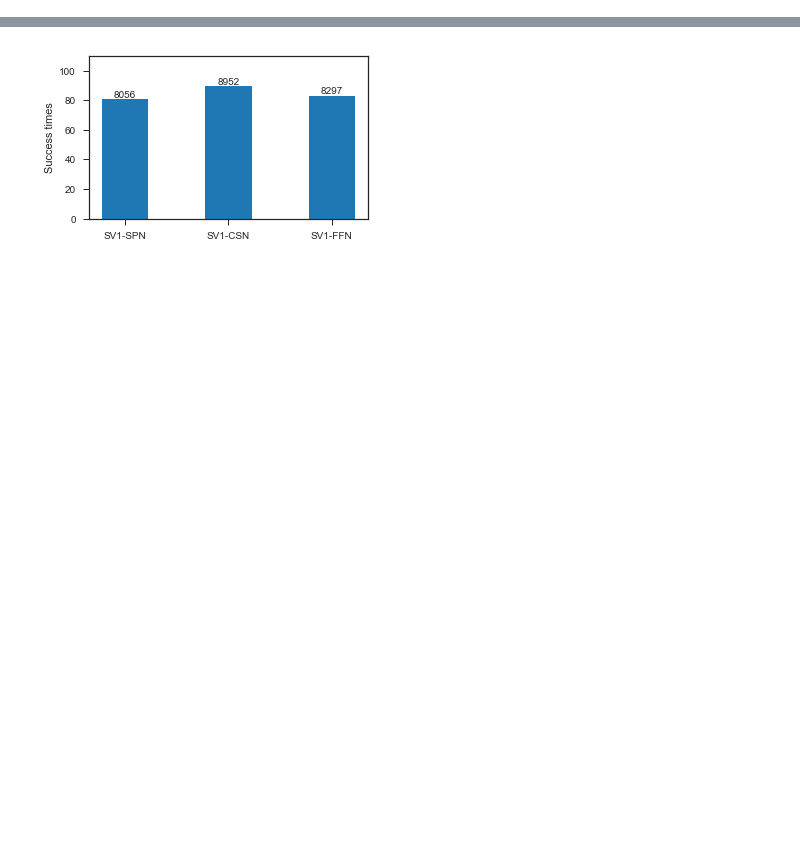
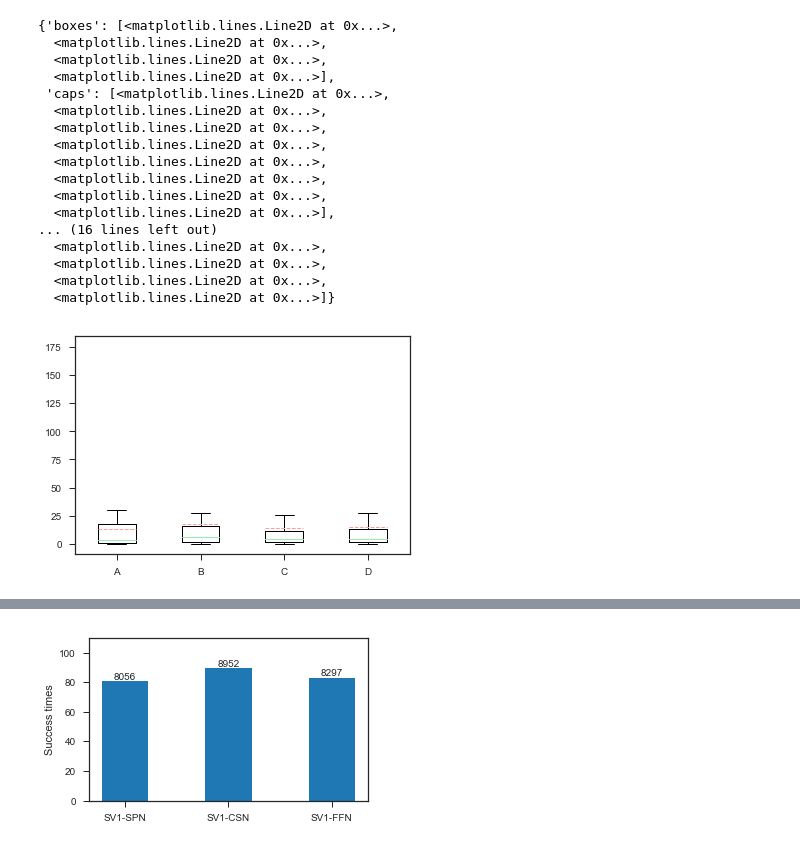
Before and after one commit to dawnohdawn/multi-object-JSSP-with-lot-spliting, a Jupyter notebook: 画优化结果分布图.ipynb, the cells around one changed output, grey strips where cells are left out. Drawn from its saved outputs; the diff is of its cells as text; code cells hidden in the pictures; blank space fills up the shorter version.

```diff
--- a/画优化结果分布图.ipynb
+++ b/画优化结果分布图.ipynb
@@ -74,0 +49,9 @@ Text(0.5,1,'bars with legend')
+# %%
+import numpy as np
+import matplotlib.pyplot as plt
+
+# fake data
+np.random.seed(19680801)
+data = np.random.lognormal(size=(37, 4), mean=1.5, sigma=1.75)
+labels = list('ABCD')
+fs = 10  # fontsize
@@ -74,0 +78,22 @@ Text(0.5,1,'bars with legend')
+# %%
+plt.boxplot(data, labels=labels, showmeans=True, meanline=True)
+# plt.set_title('Default', fontsize=fs)
+# %% [output]
+{'boxes': [<matplotlib.lines.Line2D at 0x...>,
+  <matplotlib.lines.Line2D at 0x...>,
+  <matplotlib.lines.Line2D at 0x...>,
+  <matplotlib.lines.Line2D at 0x...>],
+ 'caps': [<matplotlib.lines.Line2D at 0x...>,
+  <matplotlib.lines.Line2D at 0x...>,
+  <matplotlib.lines.Line2D at 0x...>,
+  <matplotlib.lines.Line2D at 0x...>,
+  <matplotlib.lines.Line2D at 0x...>,
+  <matplotlib.lines.Line2D at 0x...>,
+  <matplotlib.lines.Line2D at 0x...>,
+  <matplotlib.lines.Line2D at 0x...>],
+... (16 lines left out)
+  <matplotlib.lines.Line2D at 0x...>,
+  <matplotlib.lines.Line2D at 0x...>,
+  <matplotlib.lines.Line2D at 0x...>,
+  <matplotlib.lines.Line2D at 0x...>]}
+[figure, added]
```
Also changed, not shown: parts of 15 cells of this notebook, 6 other files.
